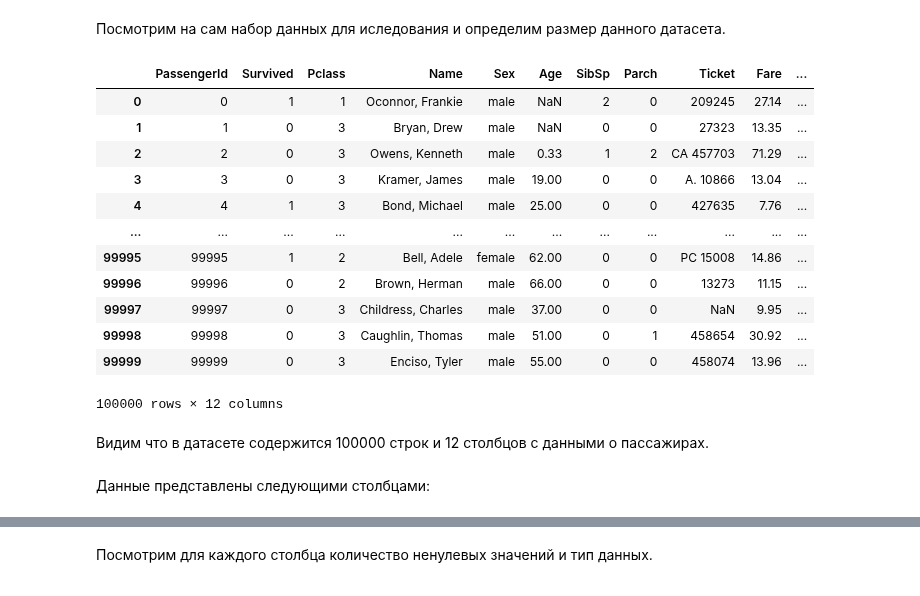
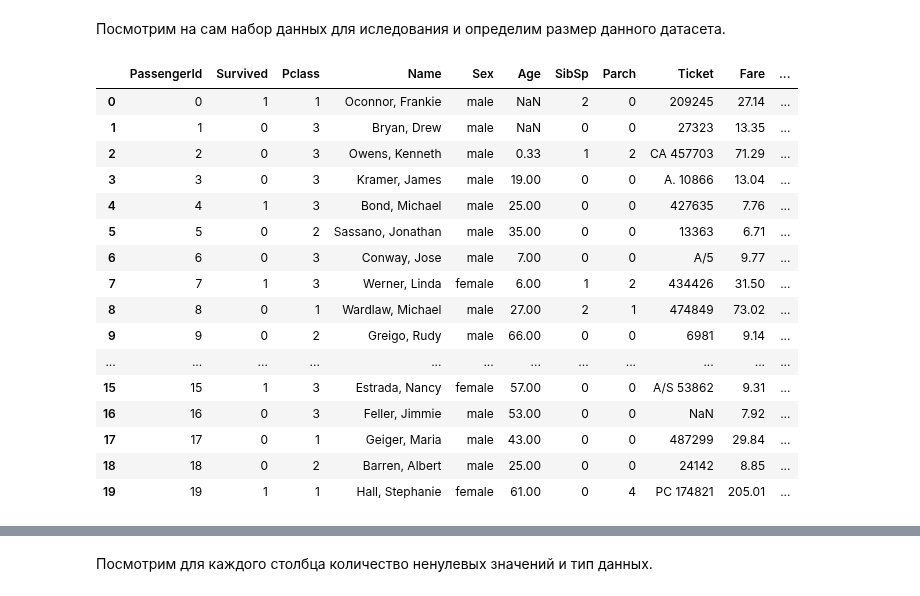
Before and after one commit to AlexeyZubar/second, a Jupyter notebook: eda.ipynb, the cells around one changed output, grey strips where cells are left out. Saved outputs shown, nothing was run; the diff lists cells and outputs as text; code cells hidden in the pictures.

```diff
--- a/eda.ipynb
+++ b/eda.ipynb
@@ -17,22 +17,22 @@ data_titanic = pd.read_csv("train.csv")
 # %% [markdown]
 Посмотрим на сам набор данных для иследования и определим размер данного датасета.
 # %%
-data_titanic
+data_titanic.head(20)
 # %% [output]
 |  | PassengerId | Survived | Pclass | Name | Sex | Age | SibSp | Parch | Ticket | Fare | ... |
 | 0 | 0 | 1 | 1 | Oconnor, Frankie | male | NaN | 2 | 0 | 209245 | 27.14 | ... |
 | 1 | 1 | 0 | 3 | Bryan, Drew | male | NaN | 0 | 0 | 27323 | 13.35 | ... |
 | 2 | 2 | 0 | 3 | Owens, Kenneth | male | 0.33 | 1 | 2 | CA 457703 | 71.29 | ... |
 | 3 | 3 | 0 | 3 | Kramer, James | male | 19.00 | 0 | 0 | A. 10866 | 13.04 | ... |
 | 4 | 4 | 1 | 3 | Bond, Michael | male | 25.00 | 0 | 0 | 427635 | 7.76 | ... |
+| 5 | 5 | 0 | 2 | Sassano, Jonathan | male | 35.00 | 0 | 0 | 13363 | 6.71 | ... |
+| 6 | 6 | 0 | 3 | Conway, Jose | male | 7.00 | 0 | 0 | A/5 | 9.77 | ... |
+| 7 | 7 | 1 | 3 | Werner, Linda | female | 6.00 | 1 | 2 | 434426 | 31.50 | ... |
+| 8 | 8 | 0 | 1 | Wardlaw, Michael | male | 27.00 | 2 | 1 | 474849 | 73.02 | ... |
+| 9 | 9 | 0 | 2 | Greigo, Rudy | male | 66.00 | 0 | 0 | 6981 | 9.14 | ... |
 | ... | ... | ... | ... | ... | ... | ... | ... | ... | ... | ... | ... |
-| 99995 | 99995 | 1 | 2 | Bell, Adele | female | 62.00 | 0 | 0 | PC 15008 | 14.86 | ... |
-| 99996 | 99996 | 0 | 2 | Brown, Herman | male | 66.00 | 0 | 0 | 13273 | 11.15 | ... |
-| 99997 | 99997 | 0 | 3 | Childress, Charles | male | 37.00 | 0 | 0 | NaN | 9.95 | ... |
-| 99998 | 99998 | 0 | 3 | Caughlin, Thomas | male | 51.00 | 0 | 1 | 458654 | 30.92 | ... |
-| 99999 | 99999 | 0 | 3 | Enciso, Tyler | male | 55.00 | 0 | 0 | 458074 | 13.96 | ... |
+| 15 | 15 | 1 | 3 | Estrada, Nancy | female | 57.00 | 0 | 0 | A/S 53862 | 9.31 | ... |
+| 16 | 16 | 0 | 3 | Feller, Jimmie | male | 53.00 | 0 | 0 | NaN | 7.92 | ... |
+| 17 | 17 | 0 | 1 | Geiger, Maria | male | 43.00 | 0 | 0 | 487299 | 29.84 | ... |
+| 18 | 18 | 0 | 2 | Barren, Albert | male | 25.00 | 0 | 0 | 24142 | 8.85 | ... |
+| 19 | 19 | 1 | 1 | Hall, Stephanie | female | 61.00 | 0 | 4 | PC 174821 | 205.01 | ... |
-100000 rows × 12 columns
-# %% [markdown]
-Видим что в датасете содержится 100000 строк и 12 столбцов с данными о пассажирах.
-# %% [markdown]
-Данные представлены следующими столбцами:
```
Also changed, not shown: parts of 60 cells of this notebook.
